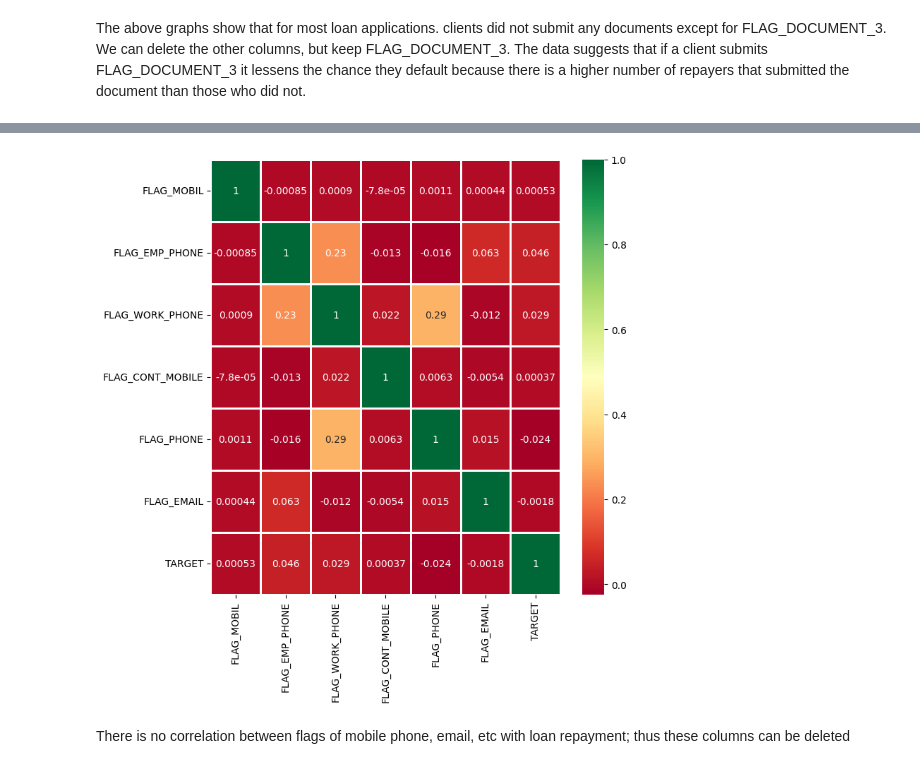
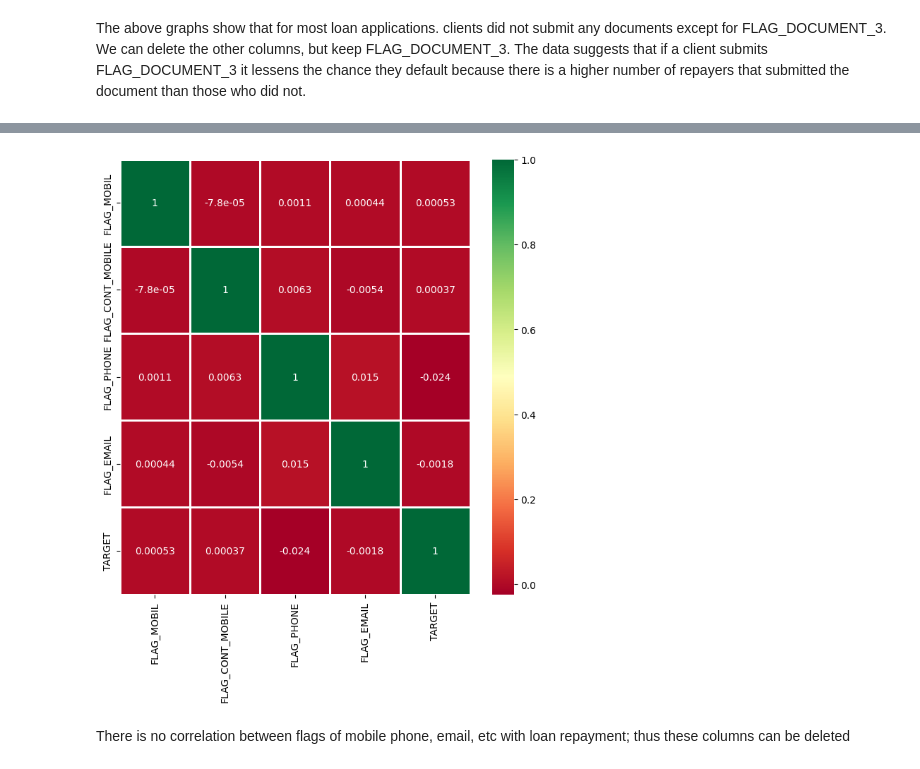
Before and after one commit to Abjaraco/loan_project, a Jupyter notebook: loan_default_EDA.ipynb, the cells around one changed output, grey strips where cells are left out. Cells and saved outputs as stored; diff of their text form; code cells hidden in the pictures.

```diff
--- a/loan_default_EDA.ipynb
+++ b/loan_default_EDA.ipynb
@@ -222,17 +223,21 @@ len(Unwanted_application)
 # %%
 # checking is there is any correlation between mobile phone, work phone etc, email, Family members and Region rating
-contact_col = ['FLAG_MOBIL', 'FLAG_EMP_PHONE', 'FLAG_WORK_PHONE', 'FLAG_CONT_MOBILE',
-       'FLAG_PHONE', 'FLAG_EMAIL','TARGET']
+contact_col = ['FLAG_MOBIL',
+              #  'FLAG_EMP_PHONE', 'FLAG_WORK_PHONE',
+               'FLAG_CONT_MOBILE',
+              'FLAG_PHONE',
+              'FLAG_EMAIL',
+              'TARGET']
 Contact_corr = application_df[contact_col].corr()
 fig = plt.figure(figsize=(8,8))
 ax = sns.heatmap(Contact_corr,
             xticklabels=Contact_corr.columns,
             yticklabels=Contact_corr.columns,
             annot = True,
             cmap ="RdYlGn",
             linewidth=1)
 # %% [output]
-[figure, old version]
+[figure, new version]
 # %% [markdown]
 There is no correlation between flags of mobile phone, email, etc with loan repayment; thus these columns can be deleted
 # %%
```
Also changed, not shown: parts of 20 cells of this notebook, 1 other file.
